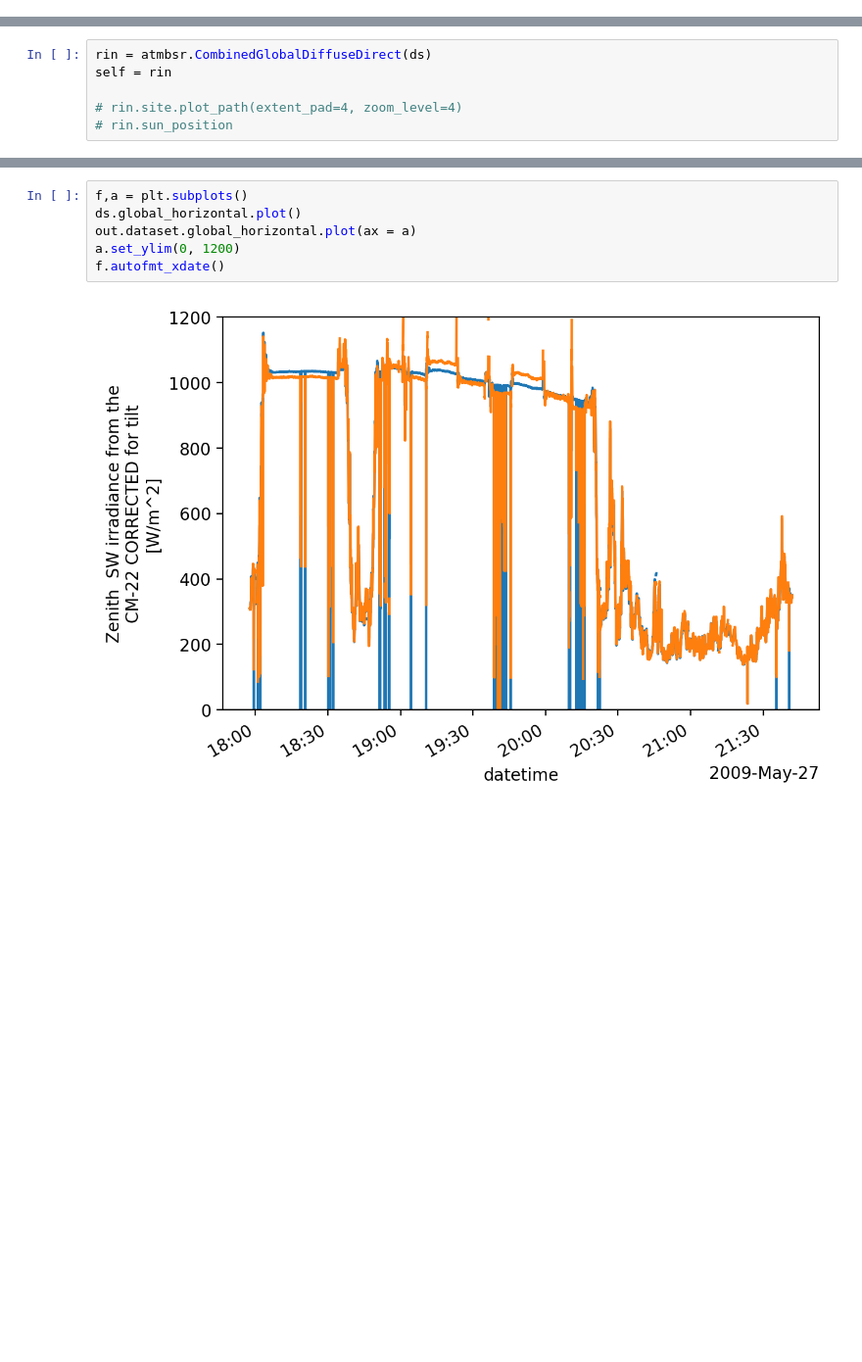
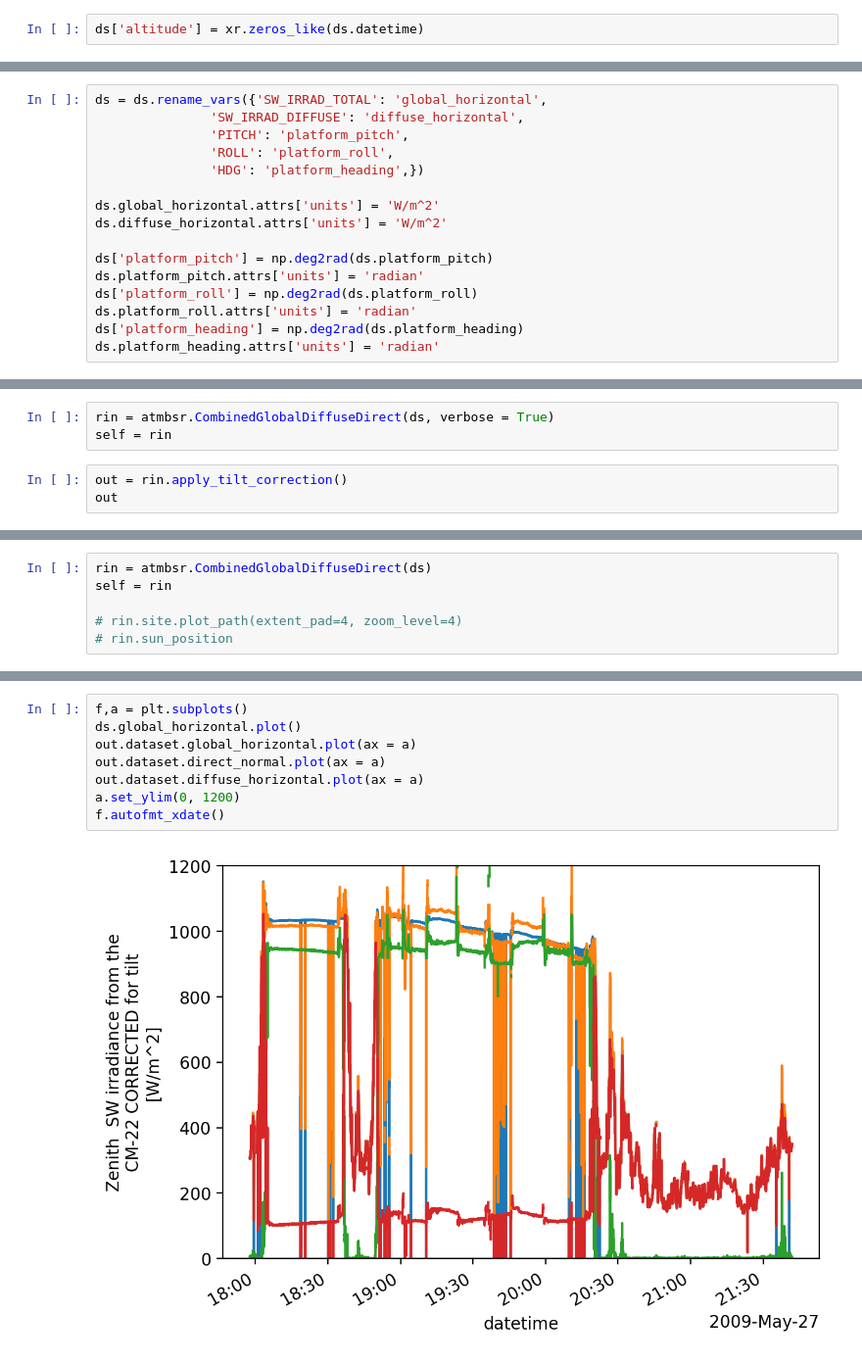
Before and after one commit to hagne/atm-py, a Jupyter notebook: examples/radiation/tilt_correction.ipynb, the cells around one changed output, grey strips where cells are left out. Shown at 98% size. Drawn from its saved outputs; the diff is of its cells as text; blank space fills up the shorter version.

```diff
--- a/examples/radiation/tilt_correction.ipynb
+++ b/examples/radiation/tilt_correction.ipynb
@@ -0,0 +75,2 @@
+# %%
+ds['altitude'] = xr.zeros_like(ds.datetime)
@@ -0,0 +99,16 @@
+# %%
+ds = ds.rename_vars({'SW_IRRAD_TOTAL': 'global_horizontal',
+               'SW_IRRAD_DIFFUSE': 'diffuse_horizontal',
+               'PITCH': 'platform_pitch',
+               'ROLL': 'platform_roll',
+               'HDG': 'platform_heading',})
+
+ds.global_horizontal.attrs['units'] = 'W/m^2'
+ds.diffuse_horizontal.attrs['units'] = 'W/m^2'
+
+ds['platform_pitch'] = np.deg2rad(ds.platform_pitch)
+ds.platform_pitch.attrs['units'] = 'radian'
+ds['platform_roll'] = np.deg2rad(ds.platform_roll)
+ds.platform_roll.attrs['units'] = 'radian'
+ds['platform_heading'] = np.deg2rad(ds.platform_heading)
+ds.platform_heading.attrs['units'] = 'radian'
@@ -0,0 +120,6 @@
+# %%
+rin = atmbsr.CombinedGlobalDiffuseDirect(ds, verbose = True)
+self = rin
+# %%
+out = rin.apply_tilt_correction()
+out
@@ -66,8 +360,10 @@ bla
 # %%
 f,a = plt.subplots()
 ds.global_horizontal.plot()
 out.dataset.global_horizontal.plot(ax = a)
+out.dataset.direct_normal.plot(ax = a)
+out.dataset.diffuse_horizontal.plot(ax = a)
 a.set_ylim(0, 1200)
 f.autofmt_xdate()
 # %% [output]
-[figure, old version]
+[figure, new version]
```
Also changed, not shown: parts of 57 cells of this notebook, 2 other files.
